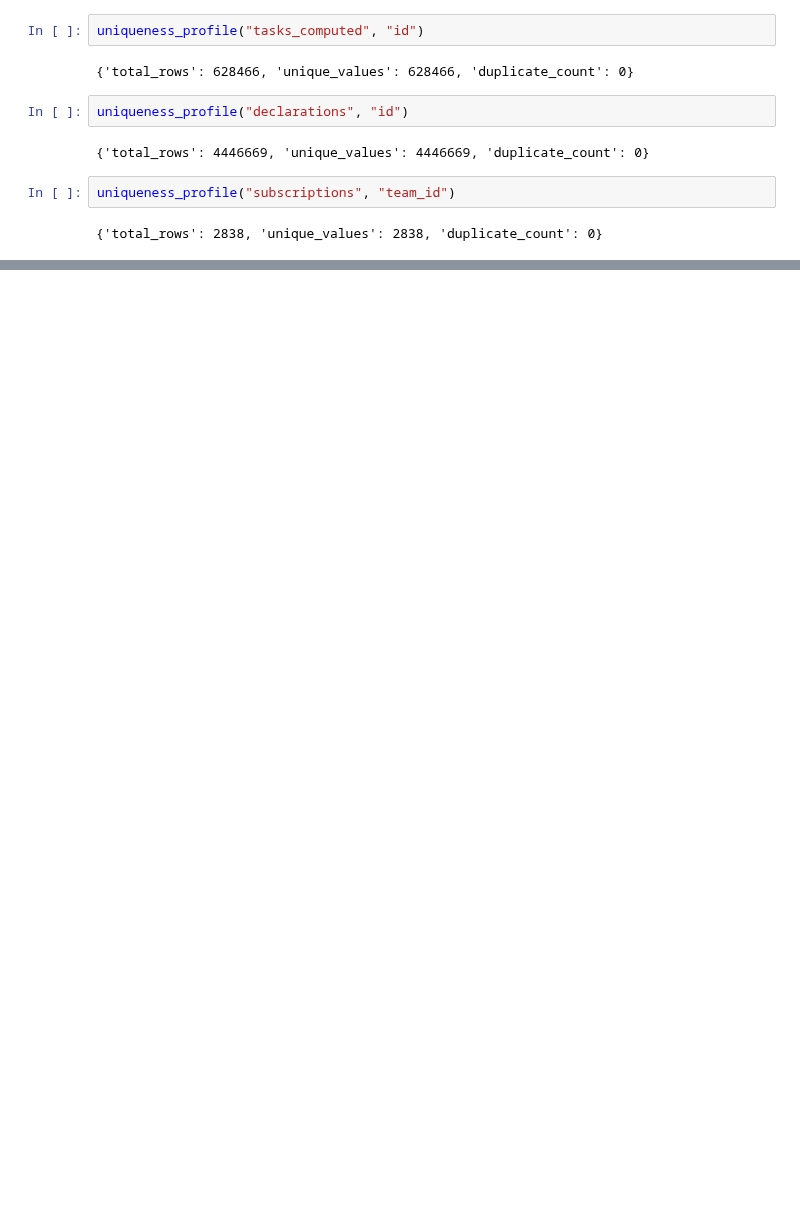
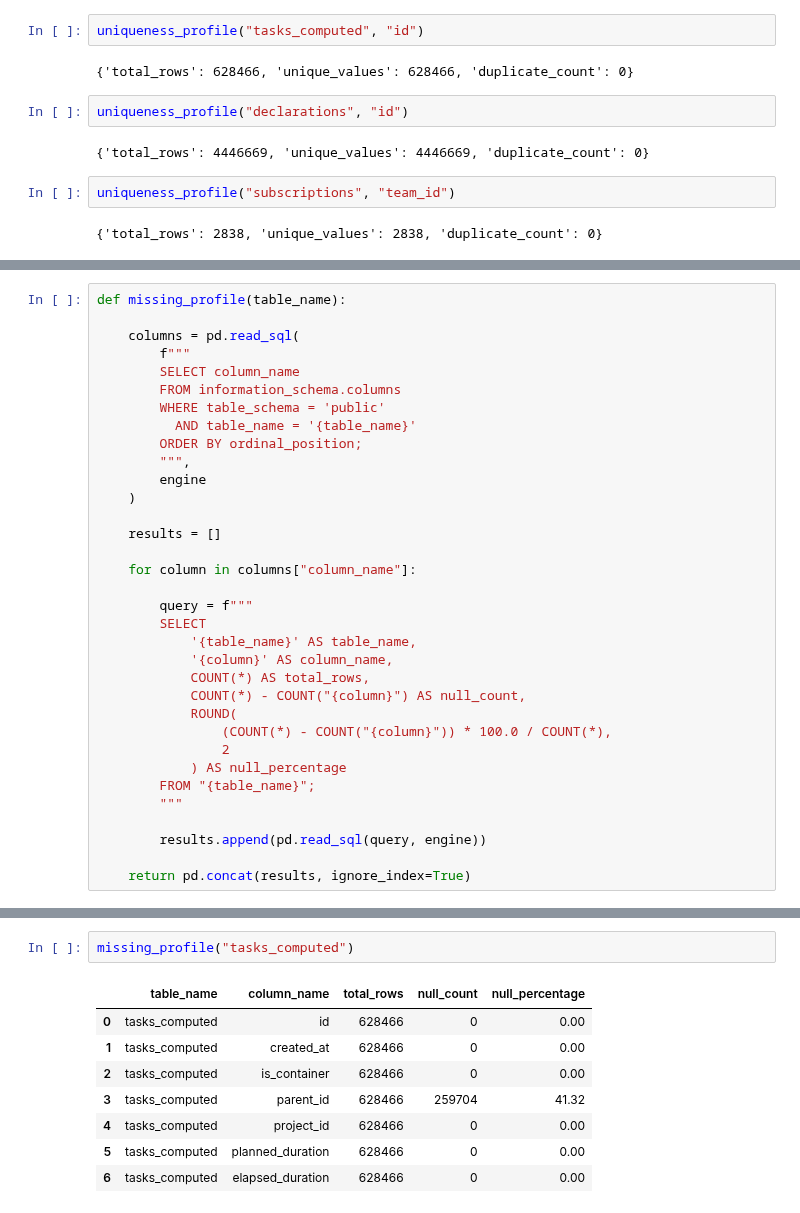
Before and after one commit to vimalraj73/Grizzley-Project-Operations-and-Resource-Utilization-Analysis, a Jupyter notebook: Main/Data Profiling.ipynb, the cells around one changed output, grey strips where cells are left out. Cells and saved outputs as stored; diff of their text form; blank space fills up the shorter version.

```diff
--- a/Main/Data Profiling.ipynb
+++ b/Main/Data Profiling.ipynb
@@ -289,0 +322,34 @@ uniqueness_profile("subscriptions", "team_id")
+# %%
+def missing_profile(table_name):
+
+    columns = pd.read_sql(
+        f"""
+        SELECT column_name
+        FROM information_schema.columns
+        WHERE table_schema = 'public'
+          AND table_name = '{table_name}'
+        ORDER BY ordinal_position;
+        """,
+        engine
+    )
+
+    results = []
+
+    for column in columns["column_name"]:
+
+        query = f"""
+        SELECT
+            '{table_name}' AS table_name,
+            '{column}' AS column_name,
+            COUNT(*) AS total_rows,
+            COUNT(*) - COUNT("{column}") AS null_count,
+            ROUND(
+                (COUNT(*) - COUNT("{column}")) * 100.0 / COUNT(*),
+                2
+            ) AS null_percentage
+        FROM "{table_name}";
+        """
+
+        results.append(pd.read_sql(query, engine))
+
+    return pd.concat(results, ignore_index=True)
@@ -289,0 +396,11 @@ uniqueness_profile("subscriptions", "team_id")
+# %%
+missing_profile("tasks_computed")
+# %% [output]
+|  | table_name | column_name | total_rows | null_count | null_percentage |
+| 0 | tasks_computed | id | 628466 | 0 | 0.00 |
+| 1 | tasks_computed | created_at | 628466 | 0 | 0.00 |
+| 2 | tasks_computed | is_container | 628466 | 0 | 0.00 |
+| 3 | tasks_computed | parent_id | 628466 | 259704 | 41.32 |
+| 4 | tasks_computed | project_id | 628466 | 0 | 0.00 |
+| 5 | tasks_computed | planned_duration | 628466 | 0 | 0.00 |
+| 6 | tasks_computed | elapsed_duration | 628466 | 0 | 0.00 |
```
Also changed, not shown: parts of 9 cells of this notebook.
